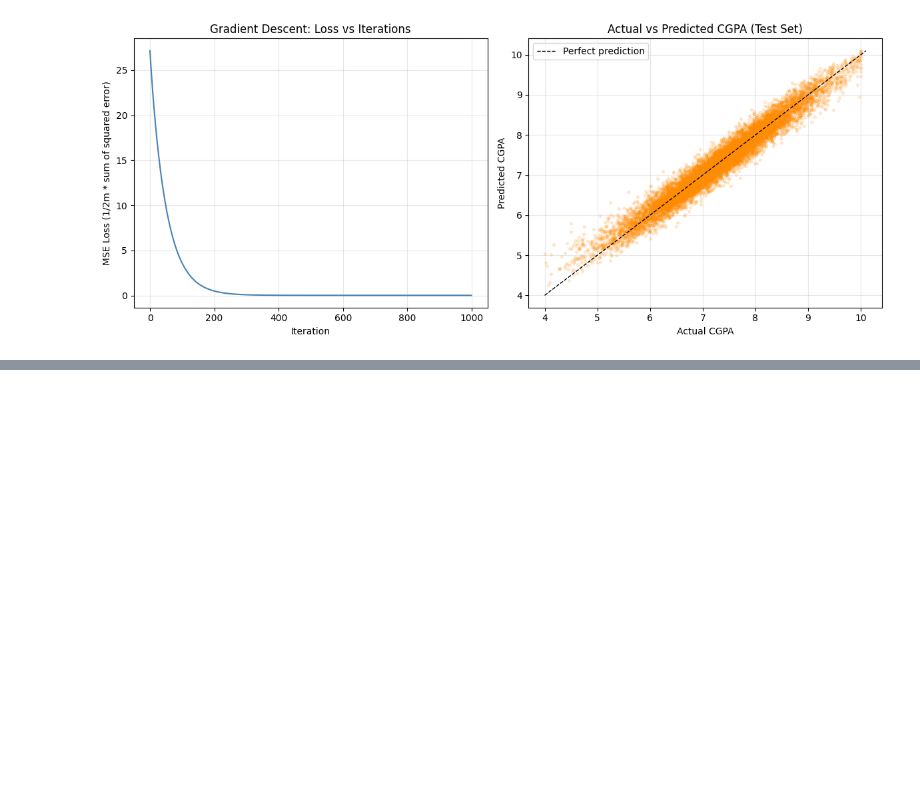
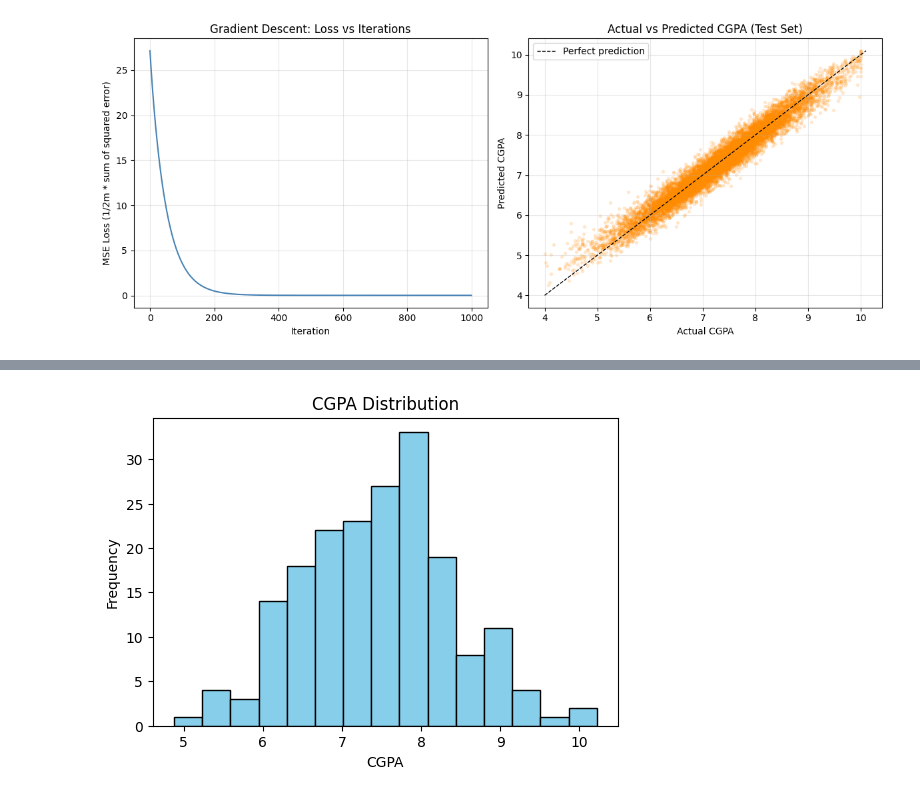
Before and after one commit to Kairav09/ML-Practical, a Jupyter notebook: week_3.ipynb, the cells around one changed output, grey strips where cells are left out. Cells and saved outputs as stored; diff of their text form; code cells hidden in the pictures; blank space fills up the shorter version.

```diff
--- a/week_3.ipynb
+++ b/week_3.ipynb
@@ -155,0 +182,15 @@ Saved plots to gradient_descent_plots.png
+# %%
+plt.figure(figsize=(6,4))
+
+plt.hist(df["CGPA"].dropna(),
+         bins=15,
+         color="skyblue",
+         edgecolor="black")
+
+plt.title("CGPA Distribution")
+plt.xlabel("CGPA")
+plt.ylabel("Frequency")
+
+plt.show()
+# %% [output]
+[figure, added]
```
Also changed, not shown: parts of 6 cells of this notebook.
